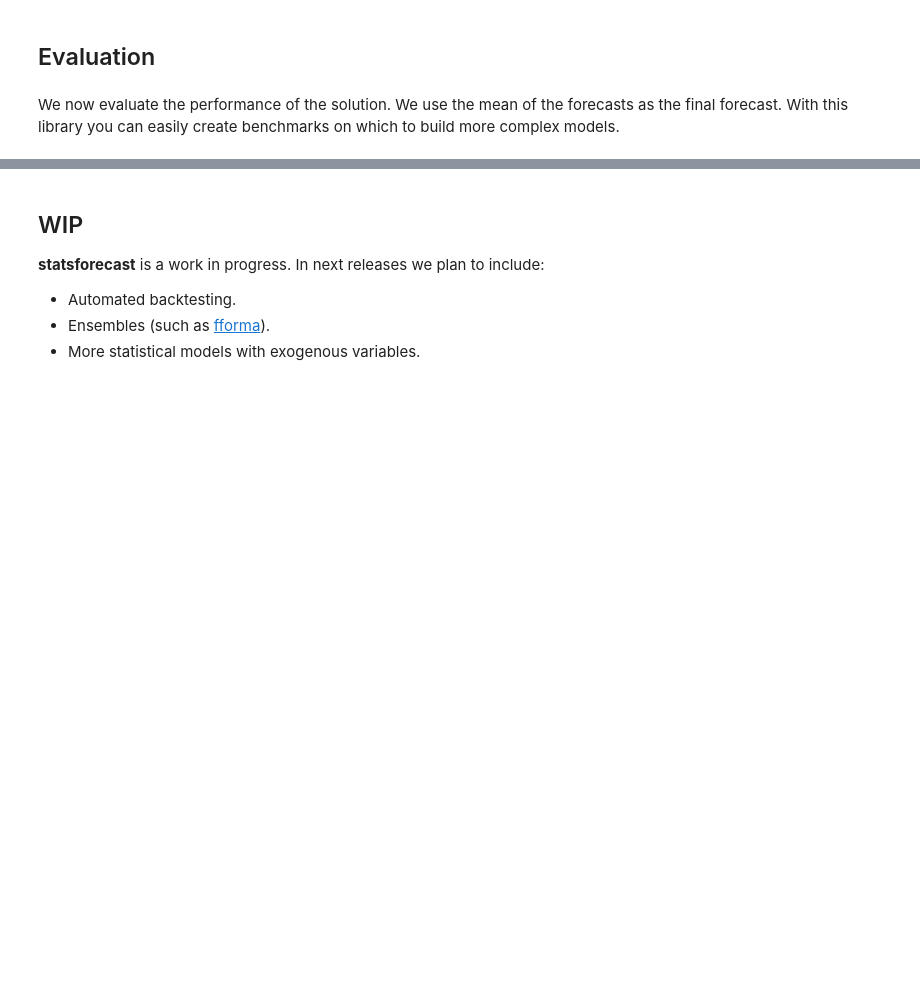
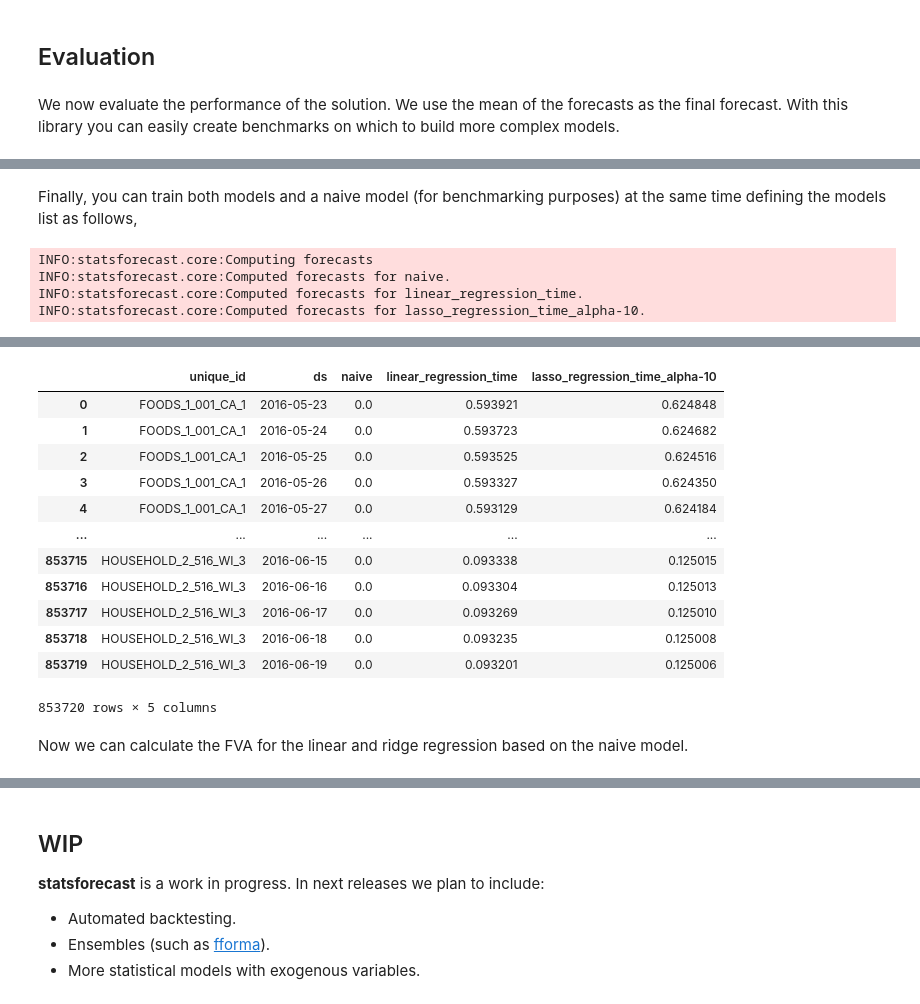
Before and after one commit to Nixtla/blog, a Jupyter notebook: _notebooks/2021-11-23-Intro-statsforecast.ipynb, the cells around one changed output, grey strips where cells are left out. Cells and saved outputs as stored; diff of their text form; code cells hidden in the pictures; blank space fills up the shorter version.

```diff
--- a/_notebooks/2021-11-23-Intro-statsforecast.ipynb
+++ b/_notebooks/2021-11-23-Intro-statsforecast.ipynb
@@ -175,0 +206,13 @@ Wall time: 1min 3s
+# %%
+#%gist gistname: fva-statsforecast.py upload: both
+from nixtlats.losses.numpy import mape
+
+y = forecasts['y'].values
+mape_naive = mape(y, forecasts['naive'].values)
+
+fva = {}
+for model in models:
+    mape_model = mape(y, forecasts[model].values)
+    fva[model] = mape_naive - mape_model
+
+pd.DataFrame(fva, index=['FVA']).T.sort_values('FVA').rename_axis('model').reset_index()
@@ -267,0 +335,12 @@ For a description of the additional results, see [this medium post](https://aws.
+# %%
+#%gist gistname: lr-statsforecast.py
+from sklearn.linear_model import LinearRegression
+
+def linear_regression_time(y: np.ndarray, h: int) -> np.ndarray:
+    X = np.arange(y.shape[0] + h).reshape(-1, 1) + 1
+    X_train = X[:y.shape[0]]
+    X_test = X[-h:]
+
+    reg = LinearRegression().fit(X_train, y)
+
+    return reg.predict(X_test)
@@ -267,0 +372,12 @@ For a description of the additional results, see [this medium post](https://aws.
+# %%
+#%gist gistname: lasso-statsforecast.py
+from sklearn.linear_model import Lasso
+
+def lasso_regression_time(y: np.ndarray, h: int, alpha: float) -> np.ndarray:
+    X = np.arange(y.shape[0] + h).reshape(-1, 1) + 1
+    X_train = X[:y.shape[0]]
+    X_test = X[-h:]
+
+    reg = Lasso(alpha=alpha).fit(X_train, y)
+
+    return reg.predict(X_test)
@@ -267,0 +409,14 @@ For a description of the additional results, see [this medium post](https://aws.
+# %% [markdown]
+Finally, you can train both models and a naive model (for benchmarking purposes) at the same time defining the models list as follows,
+# %%
+#%gist gistname: lr-lasso-statsforecast.py upload: both
+models = [naive, linear_regression_time, (lasso_regression_time, 10)]
+
+fcst = StatsForecast(df=series, models=models, freq='D', n_jobs=cpu_count())
+%time forecasts = fcst.forecast(horizon)
+forecasts.reset_index()
+# %% [output]
+INFO:statsforecast.core:Computing forecasts
+INFO:statsforecast.core:Computed forecasts for naive.
+INFO:statsforecast.core:Computed forecasts for linear_regression_time.
+INFO:statsforecast.core:Computed forecasts for lasso_regression_time_alpha-10.
@@ -267,0 +425,15 @@ For a description of the additional results, see [this medium post](https://aws.
+|  | unique_id | ds | naive | linear_regression_time | lasso_regression_time_alpha-10 |
+| 0 | FOODS_1_001_CA_1 | 2016-05-23 | 0.0 | 0.593921 | 0.624848 |
+| 1 | FOODS_1_001_CA_1 | 2016-05-24 | 0.0 | 0.593723 | 0.624682 |
+| 2 | FOODS_1_001_CA_1 | 2016-05-25 | 0.0 | 0.593525 | 0.624516 |
+| 3 | FOODS_1_001_CA_1 | 2016-05-26 | 0.0 | 0.593327 | 0.624350 |
+| 4 | FOODS_1_001_CA_1 | 2016-05-27 | 0.0 | 0.593129 | 0.624184 |
+| ... | ... | ... | ... | ... | ... |
+| 853715 | HOUSEHOLD_2_516_WI_3 | 2016-06-15 | 0.0 | 0.093338 | 0.125015 |
+| 853716 | HOUSEHOLD_2_516_WI_3 | 2016-06-16 | 0.0 | 0.093304 | 0.125013 |
+| 853717 | HOUSEHOLD_2_516_WI_3 | 2016-06-17 | 0.0 | 0.093269 | 0.125010 |
+| 853718 | HOUSEHOLD_2_516_WI_3 | 2016-06-18 | 0.0 | 0.093235 | 0.125008 |
+| 853719 | HOUSEHOLD_2_516_WI_3 | 2016-06-19 | 0.0 | 0.093201 | 0.125006 |
+853720 rows × 5 columns
+# %% [markdown]
+Now we can calculate the FVA for the linear and ridge regression based on the naive model.
```
Also changed, not shown: parts of 43 cells of this notebook.
